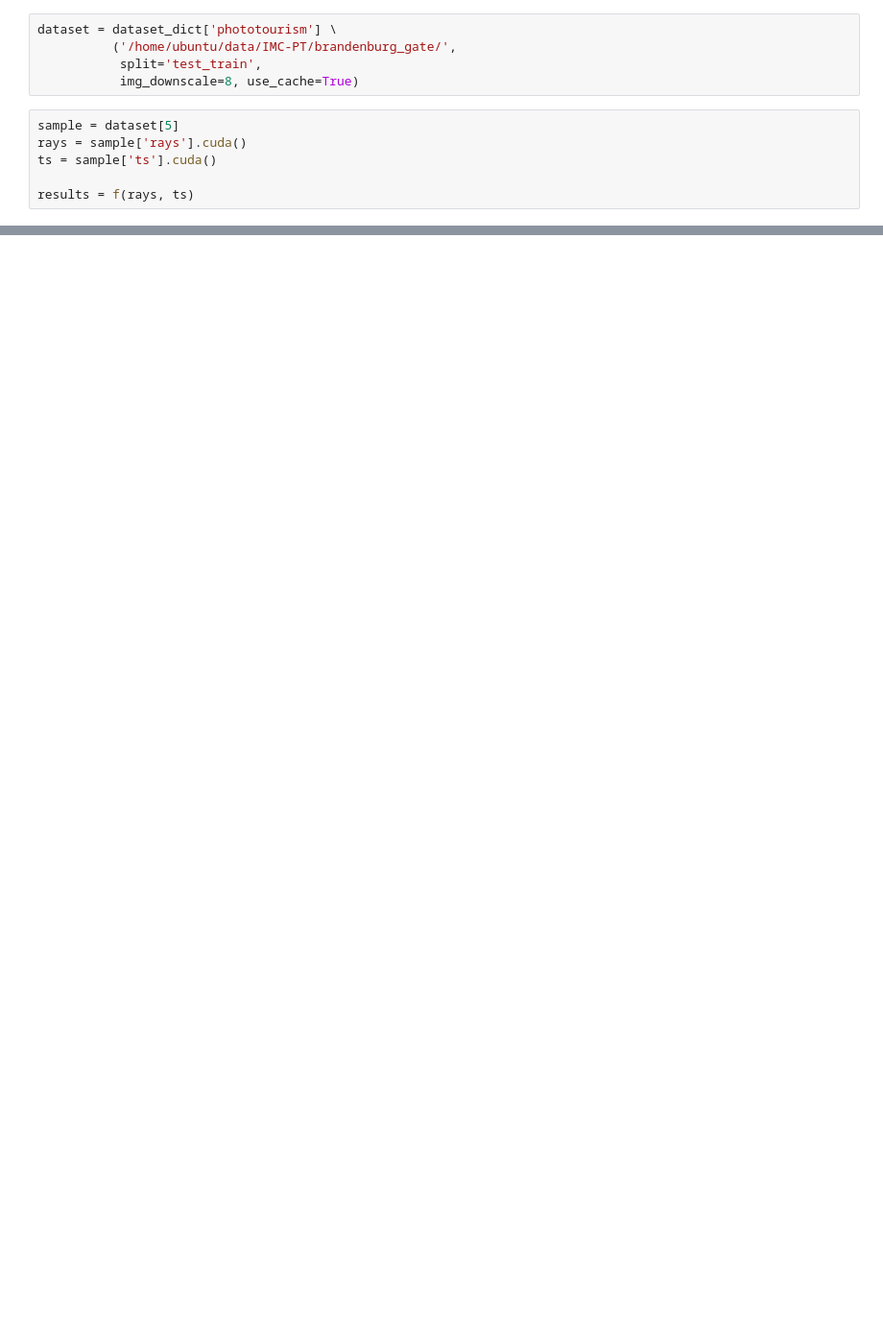
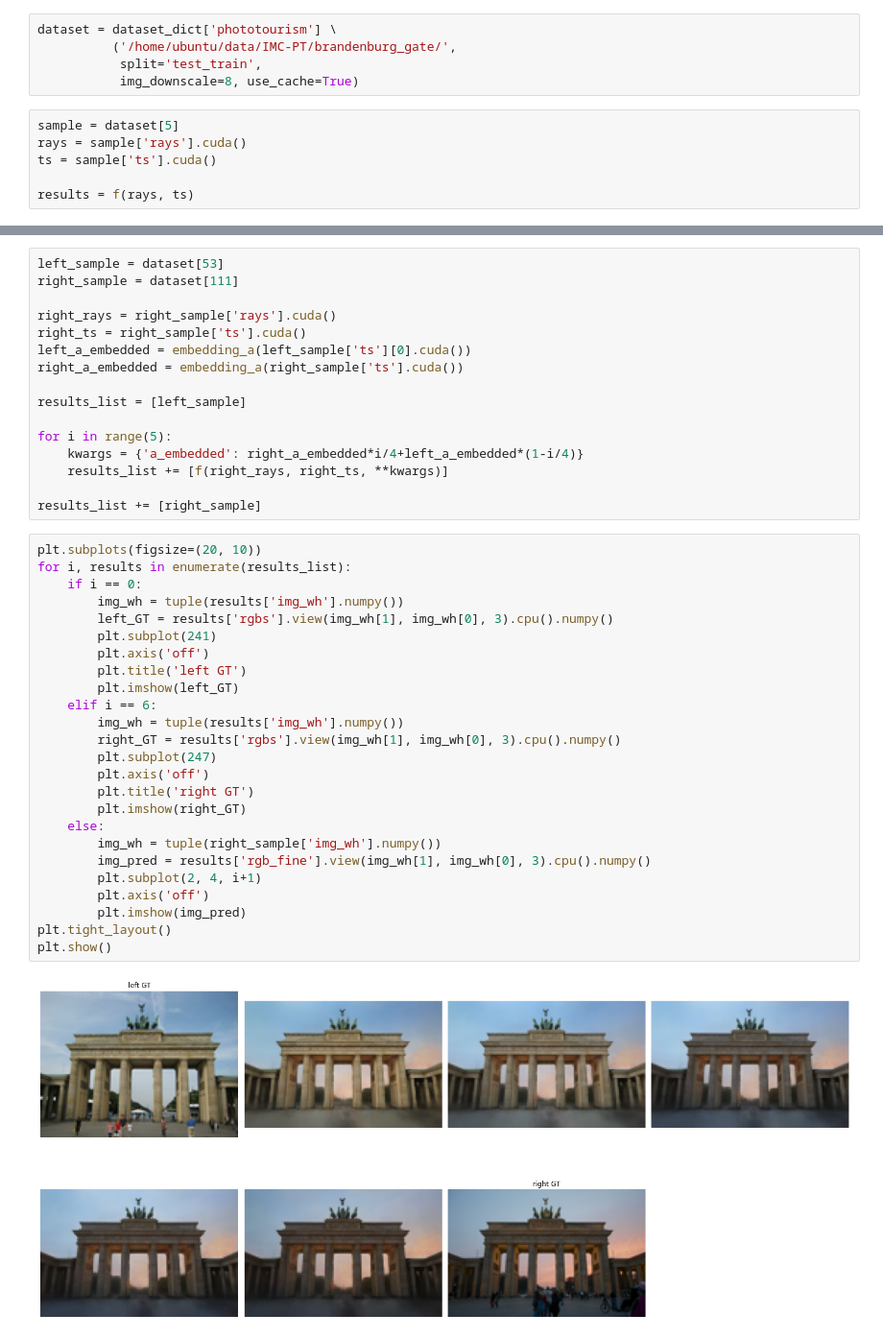
Before and after one commit to kwea123/nerf_pl, a Jupyter notebook: test_phototourism.ipynb, the cells around one changed output, grey strips where cells are left out. Shown at 96% size. Drawn from its saved outputs; the diff is of its cells as text; blank space fills up the shorter version.

```diff
--- a/test_phototourism.ipynb
+++ b/test_phototourism.ipynb
@@ -157,0 +228,43 @@ Decomposition-------------------------------------------------------------------
+# %%
+left_sample = dataset[53]
+right_sample = dataset[111]
+
+right_rays = right_sample['rays'].cuda()
+right_ts = right_sample['ts'].cuda()
+left_a_embedded = embedding_a(left_sample['ts'][0].cuda())
+right_a_embedded = embedding_a(right_sample['ts'].cuda())
+
+results_list = [left_sample]
+
+for i in range(5):
+    kwargs = {'a_embedded': right_a_embedded*i/4+left_a_embedded*(1-i/4)}
+    results_list += [f(right_rays, right_ts, **kwargs)]
+
+results_list += [right_sample]
+# %%
+plt.subplots(figsize=(20, 10))
+for i, results in enumerate(results_list):
+    if i == 0:
+        img_wh = tuple(results['img_wh'].numpy())
+        left_GT = results['rgbs'].view(img_wh[1], img_wh[0], 3).cpu().numpy()
+        plt.subplot(241)
+        plt.axis('off')
+        plt.title('left GT')
+        plt.imshow(left_GT)
+    elif i == 6:
+        img_wh = tuple(results['img_wh'].numpy())
+        right_GT = results['rgbs'].view(img_wh[1], img_wh[0], 3).cpu().numpy()
+        plt.subplot(247)
+        plt.axis('off')
+        plt.title('right GT')
+        plt.imshow(right_GT)
+    else:
+        img_wh = tuple(right_sample['img_wh'].numpy())
+        img_pred = results['rgb_fine'].view(img_wh[1], img_wh[0], 3).cpu().numpy()
+        plt.subplot(2, 4, i+1)
+        plt.axis('off')
+        plt.imshow(img_pred)
+plt.tight_layout()
+plt.show()
+# %% [output]
+[figure, added]
```
Also changed, not shown: parts of 9 cells of this notebook, 1 other file.
